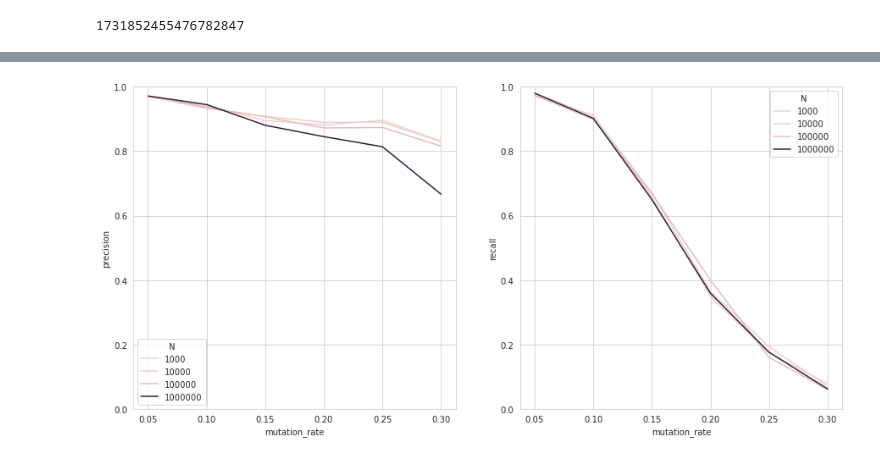
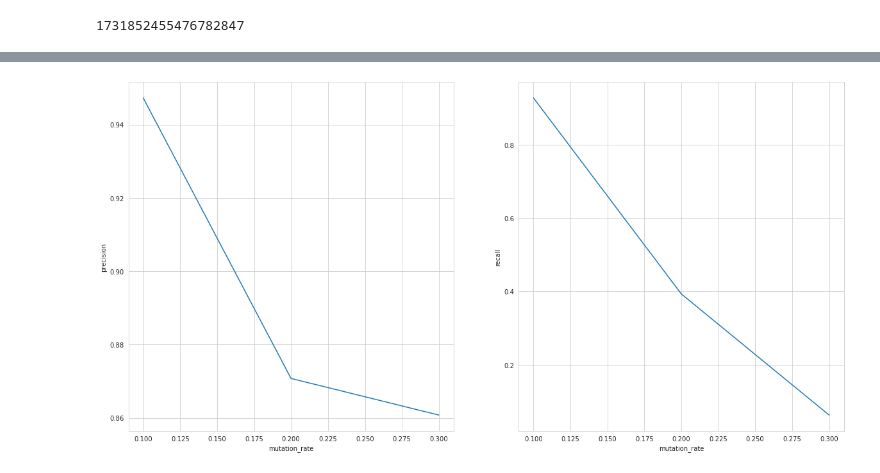
Before and after one commit to alexandrumeterez/sketchyseqs, a Jupyter notebook: SketchySeqs.ipynb, the cells around one changed output, grey strips where cells are left out. Cells and saved outputs as stored; diff of their text form; code cells hidden in the pictures.

Commit message:
use sketch() over mmer seqs, optimzie speed

```diff
--- a/SketchySeqs.ipynb
+++ b/SketchySeqs.ipynb
@@ -309,26 +309,27 @@ def dict_configs(d):
     for vcomb in product(*d.values()):
         yield dict(zip(d.keys(), vcomb))
 # %%
+alphabet = np.array(['A', 'C', 'T', 'G'])
 
-alphabet = ['A', 'C', 'T', 'G']
+results = []
+
 w = 15
 
 config_grid = dict(
     num_paths = 1000,
-    N = [1000, 10000, 100000],
-    mutation_rate = [ 0.05, 0.1, .15, .2, .25, 0.3],
+    N = [ 100000],
+    mutation_rate = [ 0.1, .2, 0.3],
     path_len = 200,
-    tuple_length = [2,3,4, 5],
+    tuple_length = [3],
     k=w,
     embed_dim=[30],
-    embed_dim2=[2**7],
-    recall_distance = 1,
+    embed_dim2=[2**8],
+    recall_distance = 0,
     m = w,
     stride = [w],
     stride2 = [ w],
 )
 
-results = []
 for conf in dict_configs(config_grid):
     N = conf['N']
     k = conf['k']
@@ -343,13 +344,14 @@ for conf in dict_configs(config_grid):
     embed_dim = conf['embed_dim']
     embed_dim2 = conf['embed_dim2']
 
-    seqv = np.random.choice(alphabet, N)
+    seqInt = np.random.randint(0,len(alphabet), (N))
+    seqv = alphabet[seqInt]
     seq = ''.join(seqv)
     sketcher = DTS(t=tuple_length, D=embed_dim, D2=embed_dim2, A=len(alphabet))
 
     # Change this to use TSS!
-    mmers = [seqv[i:i+m] for i in range(N - m + 1)]
-    mmer_sketches = get_discrete_mmer_sketches(mmers, N, m, alphabet, G, sketcher)
+    mmers = [seqInt[i:i+m] for i in range(N - m + 1)]
+    mmer_sketches = sketcher.sketch(mmers)
     sketches = get_kmer_sketches(mmer_sketches, N, k, m, stride, embed_dim2,stride2)
     lut = build_lookup(sketches, stride2)
 
@@ -357,13 +359,15 @@ for conf in dict_configs(config_grid):
     recall = np.array([False for _ in range(num_paths)])
     hits = np.array([0 for _ in range(num_paths)])
     tp = np.array([0 for _ in range(num_paths)])
+    dists = []
     num_found_hits = 0
     hits_out_of_total = ([0 for _ in range(num_paths)])
 
     for i, path in enumerate(tqdm(paths)):
         reference, query, node_path = path
-        query_mmers = [query[j:j+m] for j in range(len(query) - m + 1)]
-        query_mmer_sketches = get_discrete_mmer_sketches(query_mmers, len(query), m, alphabet, G, sketcher)
+        queryInt = convert(query, alphabet)
+        query_mmers = [queryInt[j:j+m] for j in range(len(query) - m + 1)]
+        query_mmer_sketches = sketcher.sketch(query_mmers)
         query_sketches = get_kmer_sketches(query_mmer_sketches, len(query), k, m, stride, embed_dim2,stride2=1)
 
         # Lookup
@@ -376,18 +380,22 @@ for conf in dict_configs(config_grid):
                 d1 = editdistance.eval(reference[:ri], query[:qi])
                 d2 = editdistance.eval(reference[ri:], query[qi:])
                 d = editdistance.eval(reference, query)
+                dists.append(d1+d2-d)
                 if(  d1+d2 <= d + recall_distance):
                     tp[i] += 1
                     recall[i] = 1
 
         hits_out_of_total[i] = hits[i] / (N - k + 1)
     seqs_that_hit = np.argwhere(hits > 0)
+    counts,bins = np.histogram(dists,bins=list(range(10))+[1e9]);
     conf['precision'] = np.sum(tp) / np.sum(hits)
     conf['recall'] = np.mean(recall)
     conf['brute_force'] = np.sum(hits_out_of_total) / len(seqs_that_hit)
+    conf['dists_bins'] = bins[:-1]
+    conf['dists_counts'] = counts
     results.append(conf)
     print('\n',conf)
 
 df = pd.DataFrame(results)
-df[['N','mutation_rate','recall_distance','embed_dim','embed_dim2','precision','recall']]
+df[['N','k','mutation_rate','recall_distance','embed_dim','embed_dim2','precision','recall']]
 # %% [output]
@@ -407,16 +418,16 @@ df[['N','mutation_rate','recall_distance','embed_dim','embed_dim2','precision','
 # %%
 import seaborn as sns
 import plotly.express as px
 import matplotlib.pyplot as plt
 import pandas as pd
 df = pd.DataFrame(results)
-fig,axes = plt.subplots(1,2,figsize=(15,7))
-for y,ax in zip(['precision', 'recall'],axes):
+Ys = ['precision', 'recall']
+fig,axes = plt.subplots(1,len(Ys),figsize=(len(Ys)*10,10))
+for y,ax in zip(Ys,axes):
     sns.set_style("whitegrid")
-    sns.lineplot(ax=ax,data=df,y=y,x='mutation_rate', hue='N', style='tuple_length')
-    ax.set_ylim(0,1)
-
+    sns.lineplot(ax=ax,data=df,y=y,x='mutation_rate')
+#     ax.set_ylim(0,1)
 
 plt.grid(True)
 # %% [output]
-[figure, old version]
+[figure, new version]
```
Also changed, not shown: parts of 5 cells of this notebook.
